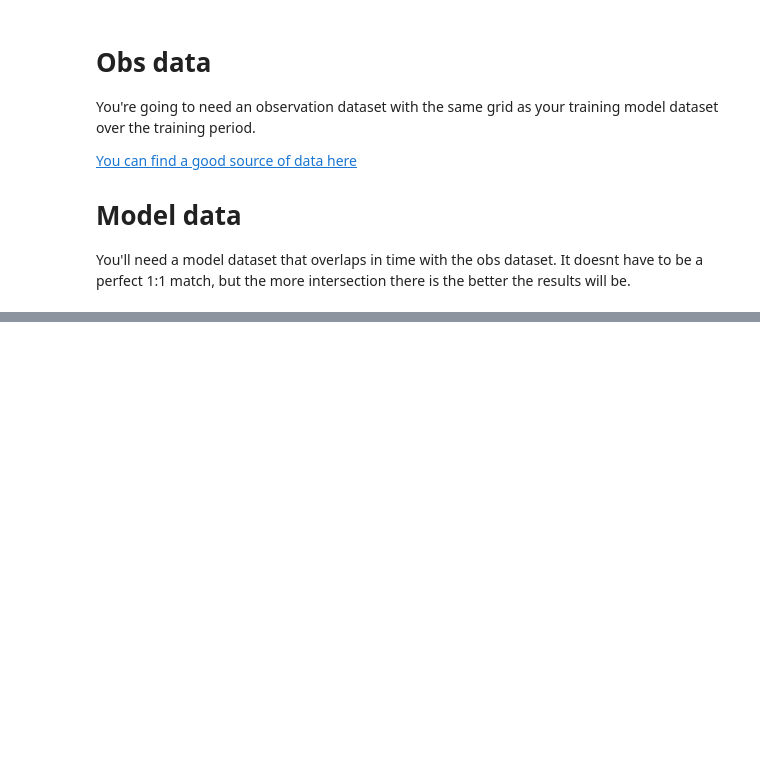
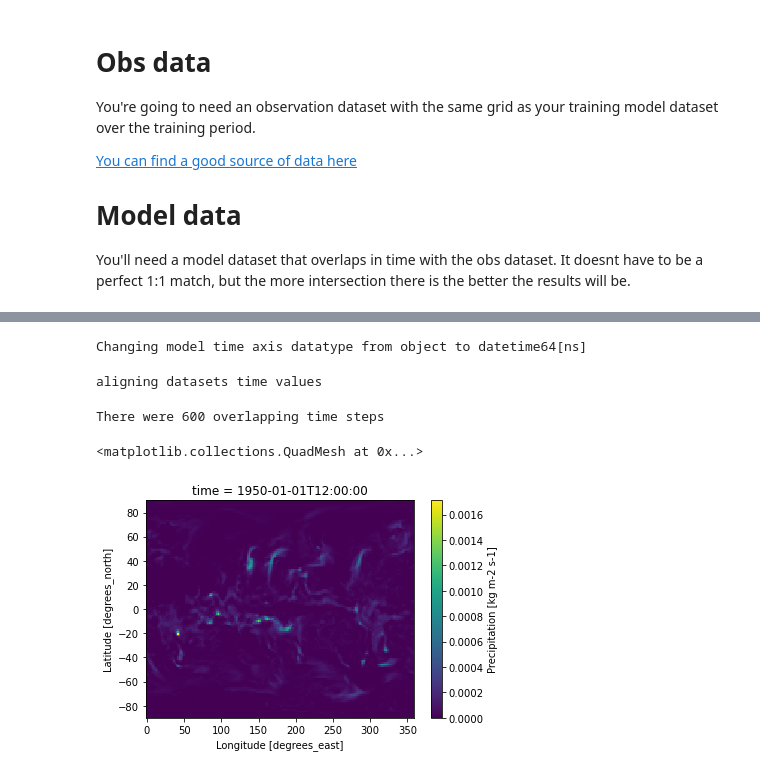
Before and after one commit to PCMDI/BCSD-downscaler, a Jupyter notebook: BCSD.ipynb, the cells around one changed output, grey strips where cells are left out. Cells and saved outputs as stored; diff of their text form; code cells hidden in the pictures; blank space fills up the shorter version.

Commit message:
bias correction step almost done

```diff
--- a/BCSD.ipynb
+++ b/BCSD.ipynb
@@ -100,0 +46,11 @@ Data variables:
+# %%
+# lets make sure the axis names are the same
+if 'latitude' not in model_data.dims:
+    model_data = model_data.rename({'lat': 'longitude', 'lon': 'latitude'})
+print("Loaded the following model dataset")
+print(model_data)
+
+if 'latitude' not in obs_data.dims:
+    obs_data = obs_data.rename({'lat': 'longitude', 'lon': 'latitude'})
+print("\n\nLoaded the following obs dataset")
+print(obs_data)
@@ -100,0 +84,41 @@ Data variables:
+# %%
+# The Princeton datasets use CFTime objects for their time axis,
+# but some CMIP datasets use datetime64.
+
+if model_data.time.dtype != obs_data.time.dtype:
+    print(f"Changing model time axis datatype from {model_data.time.dtype} to {obs_data.time.dtype}")
+    model_time = model_data.indexes['time'].to_datetimeindex().values
+    model_data['time'] = model_time
+# %% [output]
+Changing model time axis datatype from object to datetime64[ns]
+# %%
+# In my case, the Princeton obs dataset has its daily sample time
+# stamp at 00:00:00, but the model saves the daily time value at
+# 12:00:00, so we need bump up the obs dataset to realign its time values
+
+time_diff = pd.Timestamp(model_data.time[0].values).hour - pd.Timestamp(obs_data.time[0].values).hour
+if time_diff != 0:
+    print("aligning datasets time values")
+    for idx, val in enumerate(obs_data.time.values):
+        obs_data.time.values[idx] = val + np.timedelta64(time_diff, 'h')
+else:
+    print("datasets are time-aligned")
+# %% [output]
+aligning datasets time values
+# %%
+# now we can pull out the intersection of the two datasets time axes
+d1 = obs_data.time.values
+d2 = model_data.time.values
+intersection = np.intersect1d(d1, d2)
+
+obs = obs_data.loc[dict(time=intersection)]
+model = model_data.loc[dict(time=intersection)]
+
+print(f"There were {len(obs.time)} overlapping time steps")
+# %% [output]
+There were 600 overlapping time steps
+# %%
+model.pr[0].plot()
+# %% [output]
+<matplotlib.collections.QuadMesh at 0x...>
+[figure, added]
```
Also changed, not shown: parts of 18 cells of this notebook, 2 other files.
